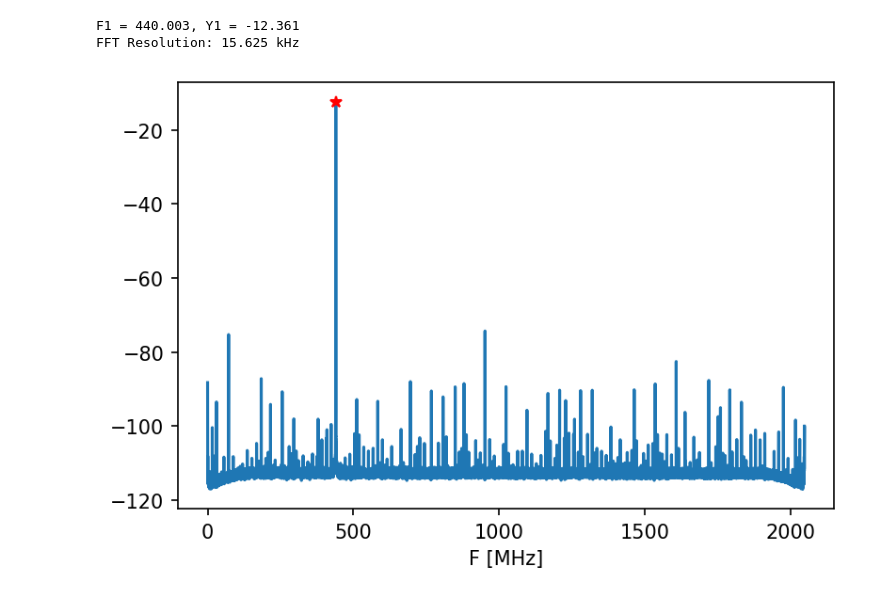
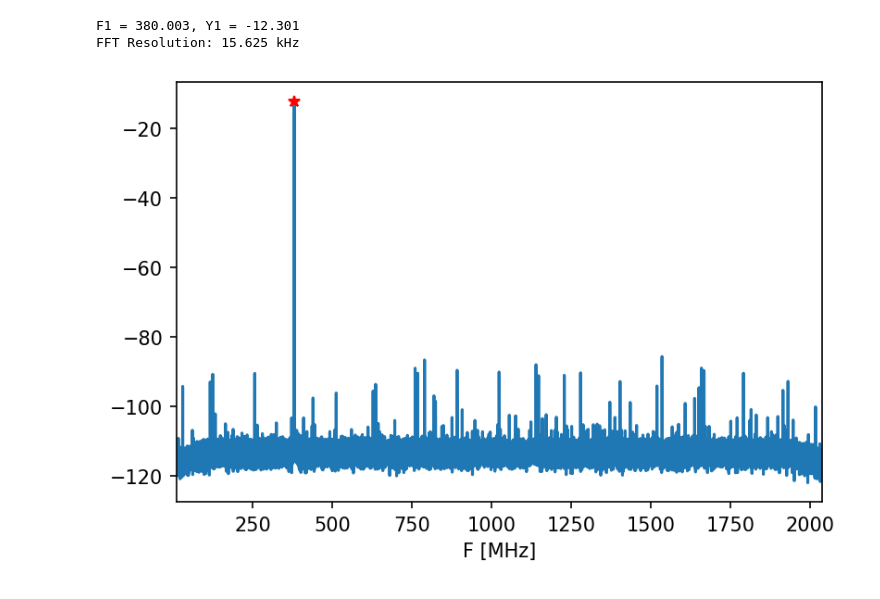
Before and after one commit to openquantumhardware/qick-tools, a Jupyter notebook: spectrum_v1/pynq/spectrum_v1.ipynb, the cells around one changed output. Saved outputs shown, nothing was run; the diff lists cells and outputs as text; code cells hidden in the pictures.

```diff
--- a/spectrum_v1/pynq/spectrum_v1.ipynb
+++ b/spectrum_v1/pynq/spectrum_v1.ipynb
@@ -70,14 +80,9 @@ F1 = 200.001, Y1 = -11.527
 # %%
-####################################
-### Multiple Channels PFB output ###
-####################################
-# Output frequency.
-fout = 240
-soc.iq.set_iq(i=0.99,q=0.99)
-soc.mixer.set_freq(f=fout,tile=1,dac=3)
-
+##########################################
+### Channels Side-by-Side (PFB output) ###
+##########################################
 # Channels to plot.
-K = np.arange(soc.pfb.N)
+K = np.arange(chain.nch)
 
 plt.figure(1,dpi=150)
 
@@ -86,14 +91,11 @@ FF = []
 AA = []
 for KK in K:
     print("Iteration K = %d" %KK)
-    # PFB channel.
-    soc.chsel.set(KK)
-
     # Channel center frequency.
-    fck = soc.pfb.ch2freq(KK)
+    fck = chain.analysis.ch2freq(KK)
 
     # Get data.
-    [xi,xq] = soc.buff.get_data()
+    [xi,xq] = chain.get_bin_pfb(fck+1)
     x = xi + 1j*xq
 
     # ADU to V.
@@ -105,7 +107,7 @@ for KK in K:
     Aw = len(w)/np.sum(w)
     xw = Aw*x*w
     Y = fftshift(fft(xw)/len(xw))
-    F = np.linspace(-soc.pfb.get_fb()/2,soc.pfb.get_fb()/2,len(Y))
+    F = np.linspace(-chain.fs_ch/2,chain.fs_ch/2,len(Y))
 
     # Normalize to dBm.
     R = 50;
@@ -137,45 +139,47 @@ Iteration K = 15
 # %%
 ######################################
 ### Full Bandwidth ACC FULL output ###
 ######################################
-# Output frequency.
-fout = 440
-soc.iq.set_iq(i=0.99,q=0.99)
-soc.mixer.set_freq(f=fout,tile=1,dac=3)
+fout = 380
+chain.synthesis.set_tone(fout,verbose=True)
+
+# Number of averages.
+N = 10
 
 # Get data.
-x = soc.acc_full.single_shot(100)
-x = np.roll(x, -int(soc.acc_full.FFT_N/4))
+x = chain.get_data_acc(N)
 
 # ADU to V.
 # 500mV --> 2^15
 x = x*(0.5/2**15)**2
 
 # Scale by FFT length.
-x = x/(soc.acc_full.FFT_N)**2
+x = x/(soc.FFT_N)**2
 
 # Spectrum.
 Y = fftshift(x)
-F = np.linspace(0,soc.pfb.get_fs(),len(Y))
+F = np.linspace(0,chain.fs,len(Y))
 
 # Normalize to dBm.
 R = 50;
 Y = 10*np.log10((np.sqrt(Y)**2)/(2*R*1e-3));
 
 # Max.
-[F1,Y1] = soc.findPeak(F,Y);
+[F1,Y1] = findPeak(F,Y);
 print('F1 = {:.3f}, Y1 = {:.3f}'.format(F1,Y1));
 
 plt.figure(1,dpi=150)
 plt.plot(F,Y)
 plt.plot(F1,Y1,'r*');
 plt.xlabel("F [MHz]");
+plt.xlim([10,2040]);
+#plt.ylim([-120,10]);
 
-print('FFT Resolution: {} kHz'.format(1000*soc.pfb.get_fb()/soc.acc_full.FFT_N))
+print('FFT Resolution: {} kHz'.format(1000*soc['analysis'][0]['fs_ch']/soc.FFT_N))
 # %% [output]
-F1 = 440.003, Y1 = -12.361
+F1 = 380.003, Y1 = -12.301
 FFT Resolution: 15.625 kHz
-[figure, old version]
+[figure, new version]
 # %%
 ###############################
 ### Single Channel Zoom FFT ###
```
Also changed, not shown: parts of 8 cells of this notebook.
